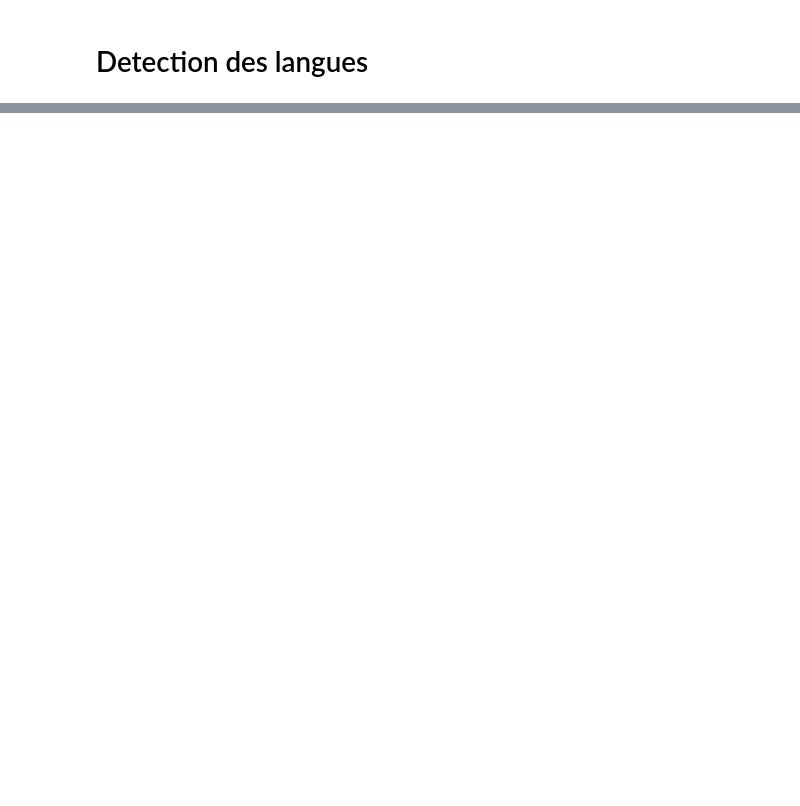
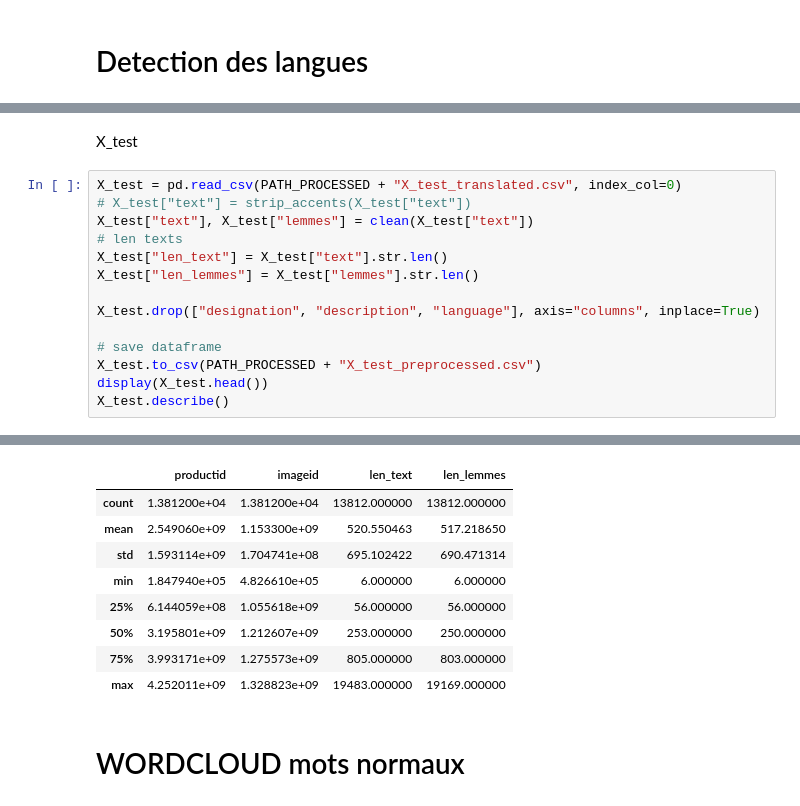
Before and after one commit to DataScientest-Studio/fev24_bds_rakuten, a Jupyter notebook: notebooks/01-rava-data-text-exploration.ipynb, the cells around one changed output, grey strips where cells are left out. Saved outputs shown, nothing was run; the diff lists cells and outputs as text; blank space fills up the shorter version.

```diff
--- a/notebooks/01-rava-data-text-exploration.ipynb
+++ b/notebooks/01-rava-data-text-exploration.ipynb
@@ -139,0 +477,17 @@ df.head()
+# %% [markdown]
+X_test
+# %%
+X_test = pd.read_csv(PATH_PROCESSED + "X_test_translated.csv", index_col=0)
+# X_test["text"] = strip_accents(X_test["text"])
+X_test["text"], X_test["lemmes"] = clean(X_test["text"])
+# len texts
+X_test["len_text"] = X_test["text"].str.len()
+X_test["len_lemmes"] = X_test["lemmes"].str.len()
+
+X_test.drop(["designation", "description", "language"], axis="columns", inplace=True)
+
+# save dataframe
+X_test.to_csv(PATH_PROCESSED + "X_test_preprocessed.csv")
+display(X_test.head())
+X_test.describe()
+# %% [output]
@@ -139,0 +500,11 @@ df.head()
+|  | productid | imageid | len_text | len_lemmes |
+| count | 1.381200e+04 | 1.381200e+04 | 13812.000000 | 13812.000000 |
+| mean | 2.549060e+09 | 1.153300e+09 | 520.550463 | 517.218650 |
+| std | 1.593114e+09 | 1.704741e+08 | 695.102422 | 690.471314 |
+| min | 1.847940e+05 | 4.826610e+05 | 6.000000 | 6.000000 |
+| 25% | 6.144059e+08 | 1.055618e+09 | 56.000000 | 56.000000 |
+| 50% | 3.195801e+09 | 1.212607e+09 | 253.000000 | 250.000000 |
+| 75% | 3.993171e+09 | 1.275573e+09 | 805.000000 | 803.000000 |
+| max | 4.252011e+09 | 1.328823e+09 | 19483.000000 | 19169.000000 |
+# %% [markdown]
+# WORDCLOUD mots normaux
```
Also changed, not shown: parts of 29 cells of this notebook, 1 other file.
